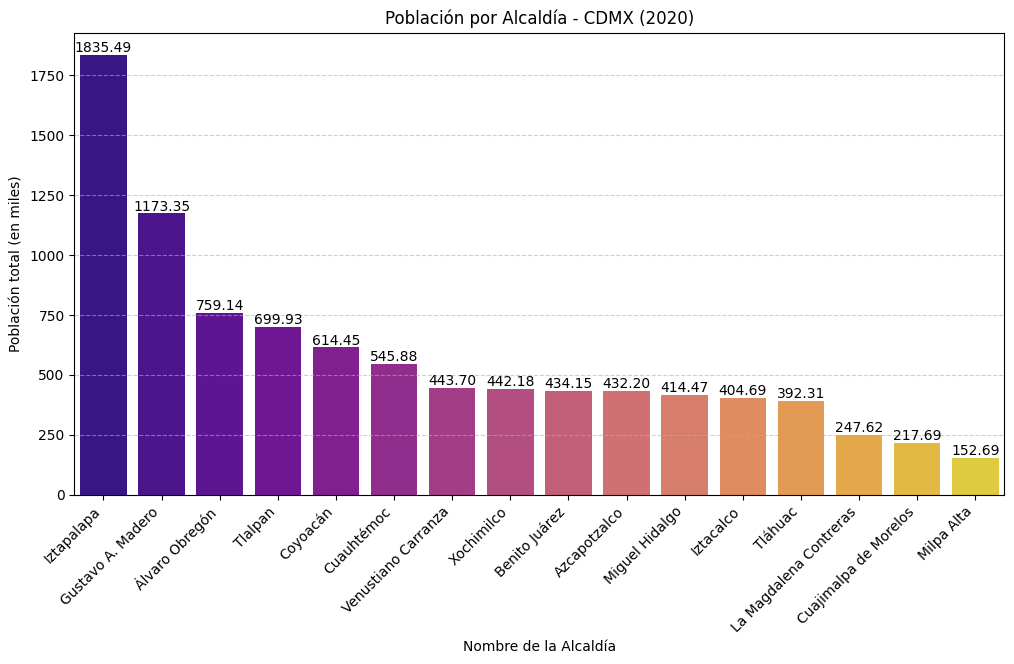
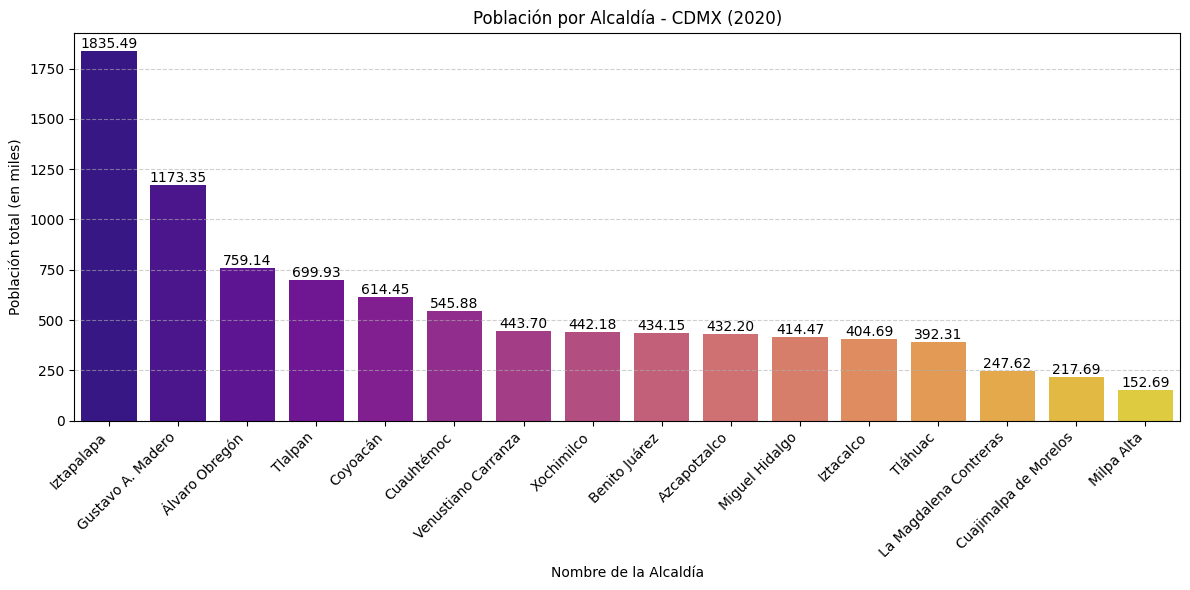
Code edit (unified diff) that turned the first committed figure into the second:
--- before
+++ after
@@ -18,3 +18,4 @@
 plt.xticks(rotation=45,
            ha="right")
+plt.tight_layout()
 plt.show()

Commit: Grafiqué las top 5 alcaldías que más población ganaron de 1990 - 2020 y las top 10 alcaldías que crecieron poco o perdieron habitantes de 1990 - 2020